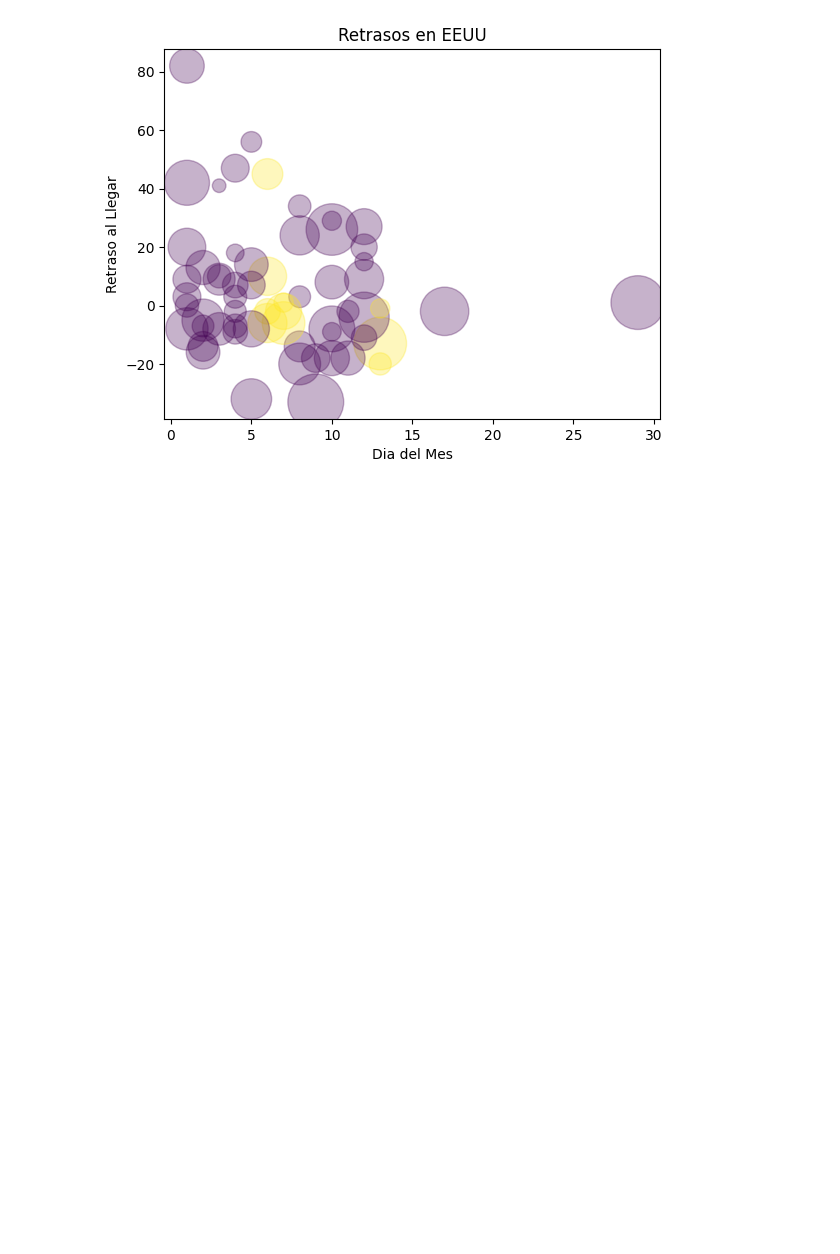
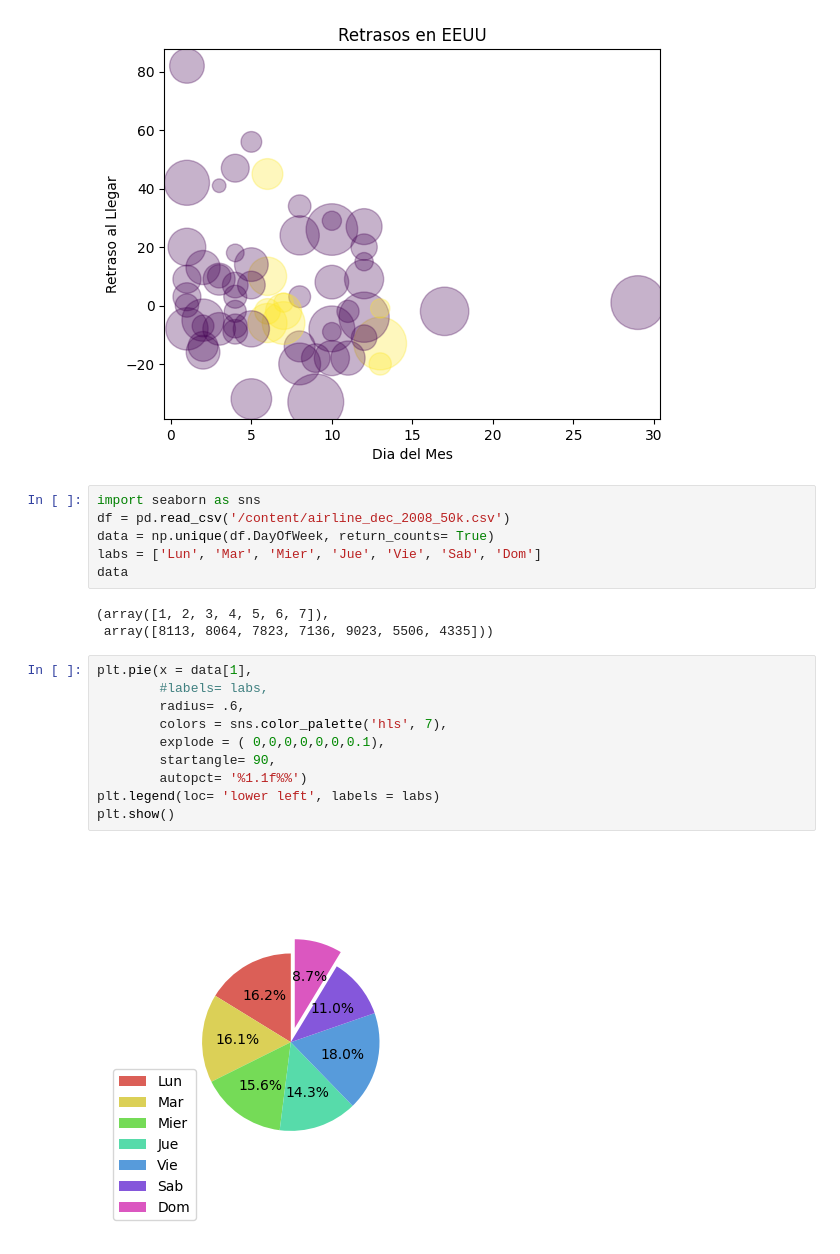
Before and after one commit to luisosmx/Python_exercises, a Jupyter notebook: matplotlib.ipynb, the cells around one changed output. Saved outputs shown, nothing was run; the diff lists cells and outputs as text; blank space fills up the shorter version.

```diff
--- a/matplotlib.ipynb
+++ b/matplotlib.ipynb
@@ -47,3 +47,24 @@ plt.ylabel( 'Retraso al Llegar')
 # %% [output]
 Text(0, 0.5, 'Retraso al Llegar')
 [figure]
+# %%
+import seaborn as sns
+df = pd.read_csv('/content/airline_dec_2008_50k.csv')
+data = np.unique(df.DayOfWeek, return_counts= True)
+labs = ['Lun', 'Mar', 'Mier', 'Jue', 'Vie', 'Sab', 'Dom']
+data
+# %% [output]
+(array([1, 2, 3, 4, 5, 6, 7]),
+ array([8113, 8064, 7823, 7136, 9023, 5506, 4335]))
+# %%
+plt.pie(x = data[1],
+        #labels= labs,
+        radius= .6,
+        colors = sns.color_palette('hls', 7),
+        explode = ( 0,0,0,0,0,0,0.1),
+        startangle= 90,
+        autopct= '%1.1f%%')
+plt.legend(loc= 'lower left', labels = labs)
+plt.show()
+# %% [output]
+[figure, added]
```
